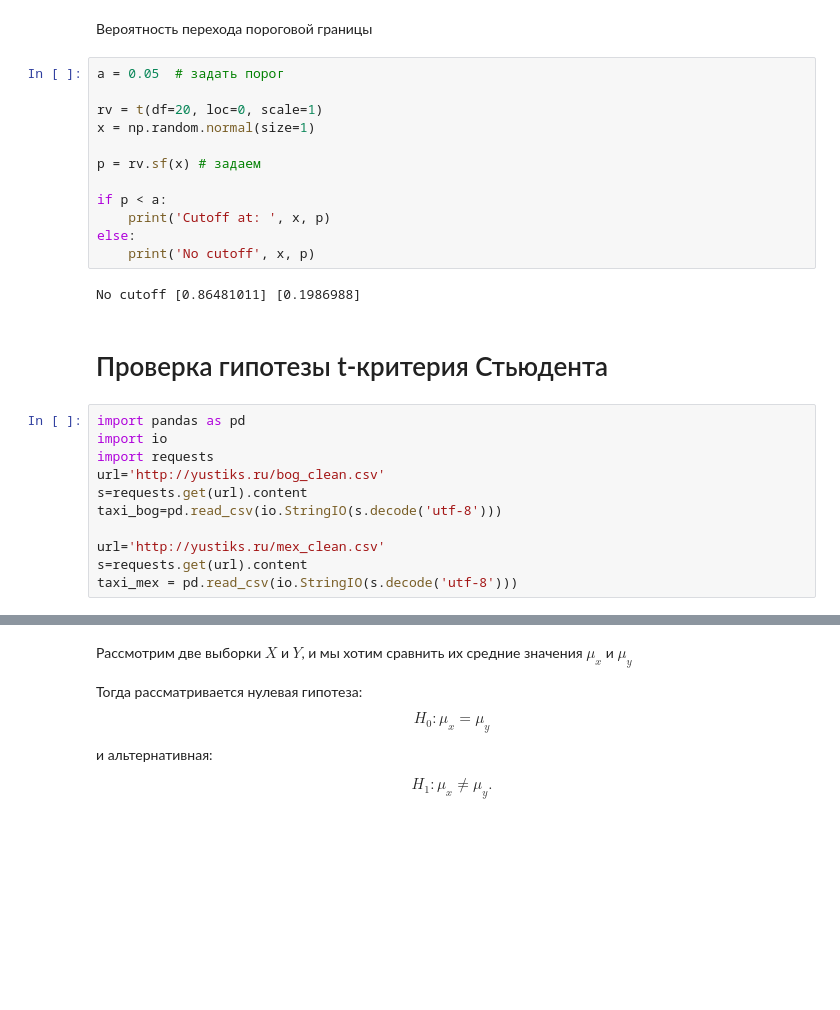
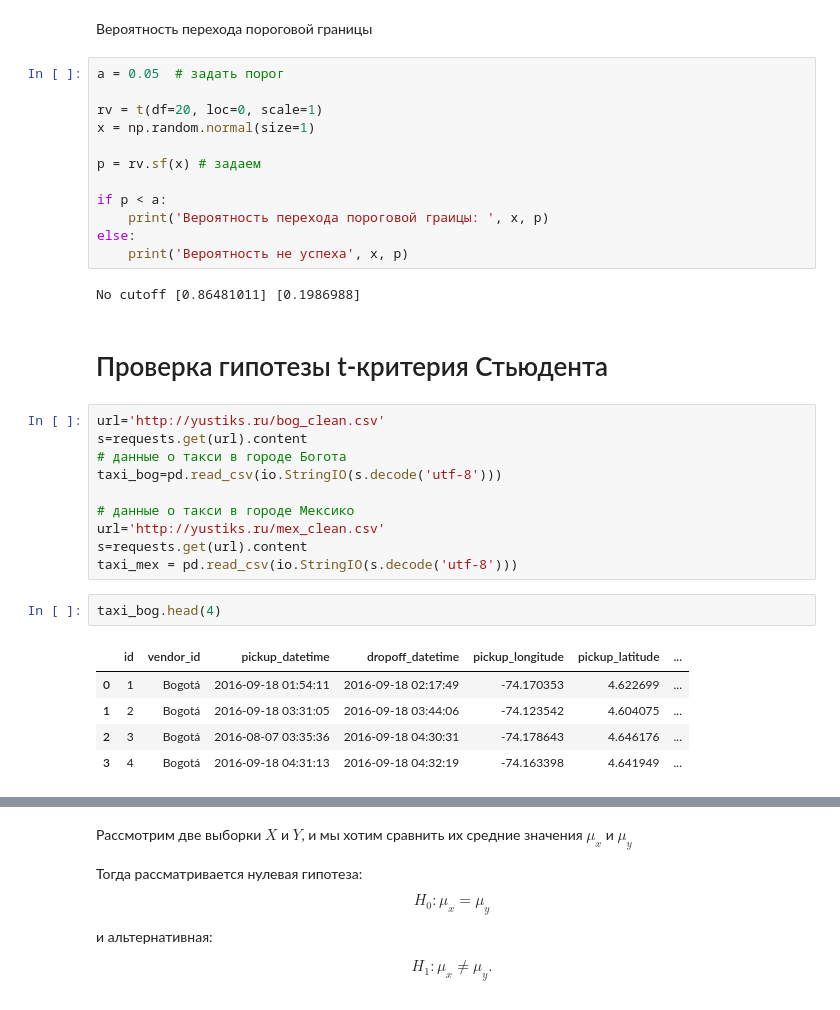
Before and after one commit to yustiks/statistics_in_python, a Jupyter notebook: statistics_3.ipynb, the cells around one changed output, grey strips where cells are left out. Cells and saved outputs as stored; diff of their text form; blank space fills up the shorter version.

```diff
--- a/statistics_3.ipynb
+++ b/statistics_3.ipynb
@@ -338,21 +390,28 @@ x = np.random.normal(size=1)
 p = rv.sf(x) # задаем
 
 if p < a:
-    print('Cutoff at: ', x, p)
+    print('Вероятность перехода пороговой граицы: ', x, p)
 else:
-    print('No cutoff', x, p)
+    print('Вероятность не успеха', x, p)
 # %% [output]
 No cutoff [0.86481011] [0.1986988]
 # %% [markdown]
 # Проверка гипотезы t-критерия Стьюдента
 # %%
-import pandas as pd
-import io
-import requests
 url='http://yustiks.ru/bog_clean.csv'
 s=requests.get(url).content
+# данные о такси в городе Богота
 taxi_bog=pd.read_csv(io.StringIO(s.decode('utf-8')))
 
+# данные о такси в городе Мексико
 url='http://yustiks.ru/mex_clean.csv'
 s=requests.get(url).content
 taxi_mex = pd.read_csv(io.StringIO(s.decode('utf-8')))
+# %%
+taxi_bog.head(4)
+# %% [output]
+|  | id | vendor_id | pickup_datetime | dropoff_datetime | pickup_longitude | pickup_latitude | ... |
+| 0 | 1 | Bogotá | 2016-09-18 01:54:11 | 2016-09-18 02:17:49 | -74.170353 | 4.622699 | ... |
+| 1 | 2 | Bogotá | 2016-09-18 03:31:05 | 2016-09-18 03:44:06 | -74.123542 | 4.604075 | ... |
+| 2 | 3 | Bogotá | 2016-08-07 03:35:36 | 2016-09-18 04:30:31 | -74.178643 | 4.646176 | ... |
+| 3 | 4 | Bogotá | 2016-09-18 04:31:13 | 2016-09-18 04:32:19 | -74.163398 | 4.641949 | ... |
```
Also changed, not shown: parts of 28 cells of this notebook.
